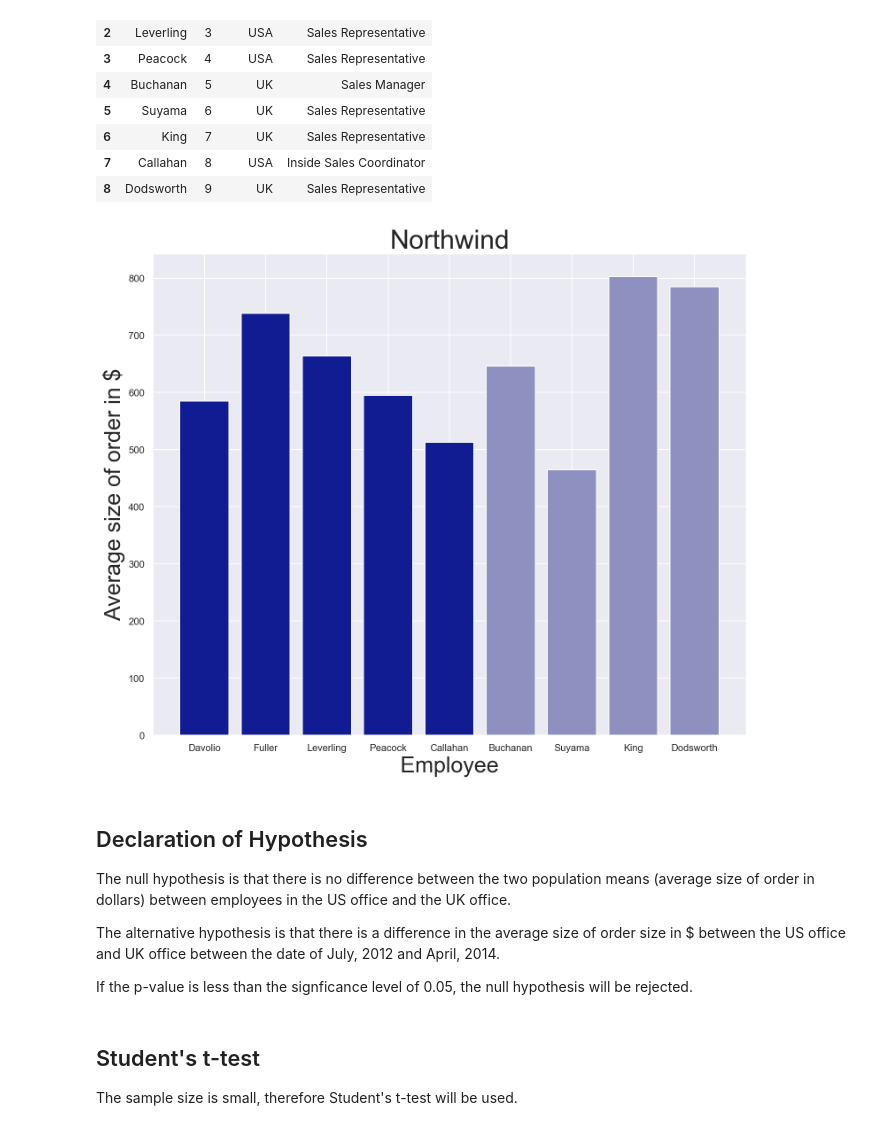
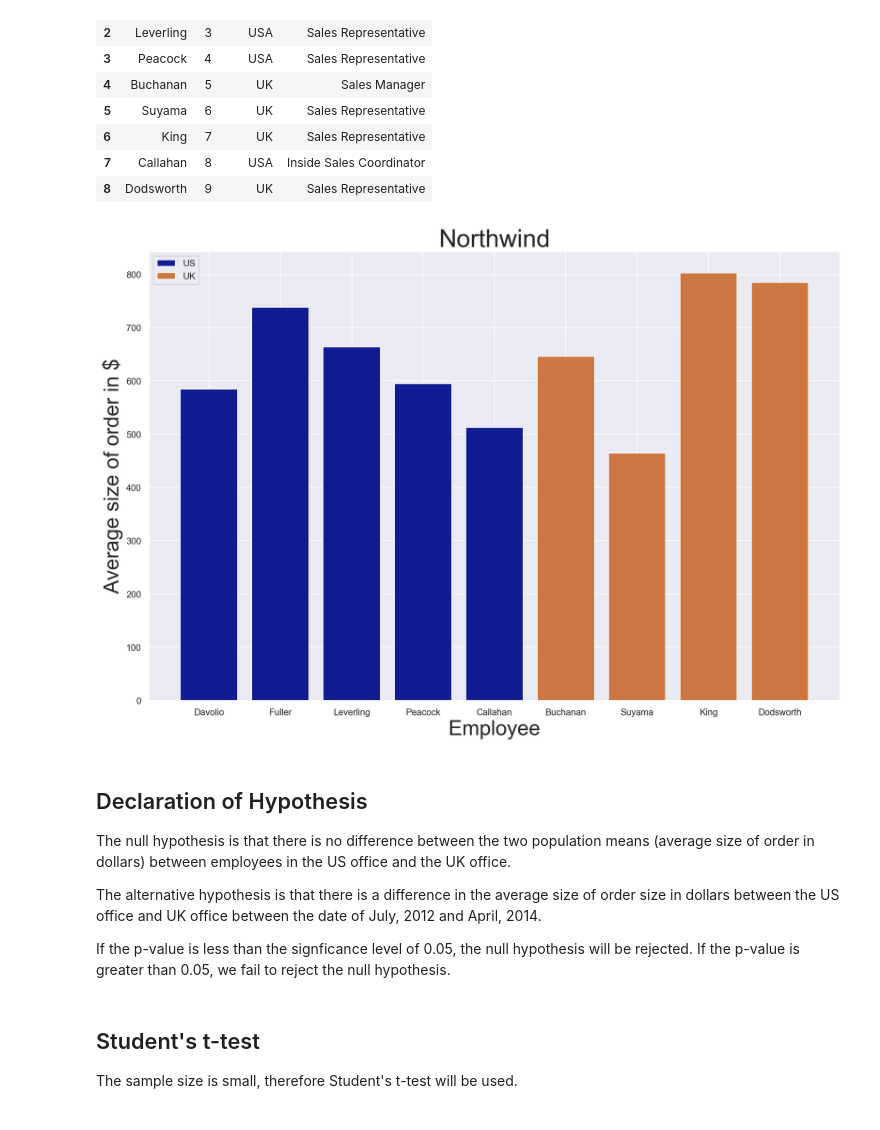
Before and after one commit to AnnikaNoren/dsc-mod-3-project-online-ds-pt-071519, a Jupyter notebook: Project.ipynb, the cells around one changed output. Drawn from its saved outputs; the diff is of its cells as text; code cells hidden in the pictures.

```diff
--- a/Project.ipynb
+++ b/Project.ipynb
@@ -770,23 +874,26 @@ x1 = ["Davolio", "Fuller", "Leverling", "Peacock","Callahan"]
 #uk_employee
 x2 = ["Buchanan","Suyama","King","Dodsworth"]
 # %%
+# '#8e91c0')
 import matplotlib.pyplot as plt
-plt.bar(x1, y1, color = '#121C92')
-plt.bar(x2, y2, color = '#8e91c0')
+fig, ax = plt.subplots(figsize=(15,10))
+plt.bar(x1, y1, color = '#121C92', label = "US")
+plt.bar(x2, y2, color = "#cc7641", label = "UK")
 plt.title("Northwind", fontsize = 30)
 plt.xlabel("Employee", fontsize=25)
 plt.ylabel("Average size of order in $", fontsize = 25)
-#plt.legend()
+plt.legend()
 plt.show()
 # %% [output]
-[figure, old version]
+[figure, new version]
 # %% [markdown]
 ## Declaration of Hypothesis
 The null hypothesis is that there is no difference between the two population means (average size of order in dollars) between employees in the US office and the UK office.
 
-The alternative hypothesis is that there is a difference in the average size of order size in $ between the US office and UK office between the date of July, 2012 and April, 2014.
+The alternative hypothesis is that there is a difference in the average size of order size in dollars between the US office and UK office between the date of July, 2012 and April, 2014.
 
 If the p-value is less than the signficance level of 0.05, the null hypothesis  will be rejected.
+If the p-value is greater than 0.05, we fail to reject the null hypothesis.
 # %% [markdown]
 ## Student's t-test
 The sample size is small, therefore Student's t-test will be used.
```
Also changed, not shown: parts of 64 cells of this notebook, 2 other files.
